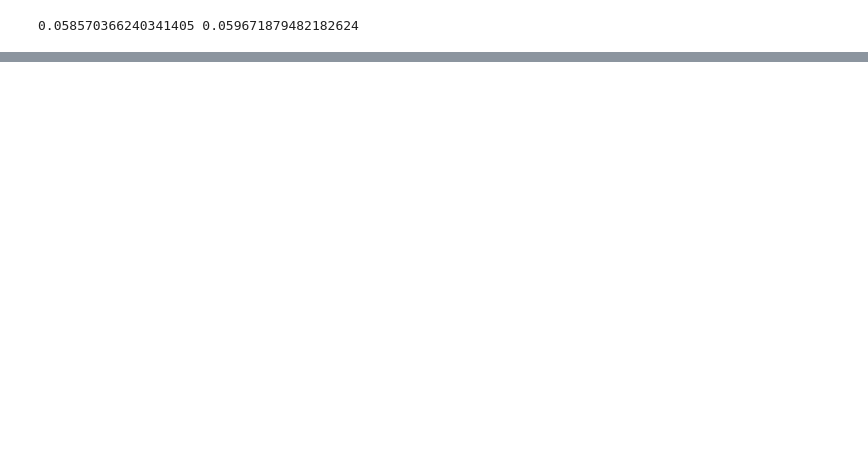
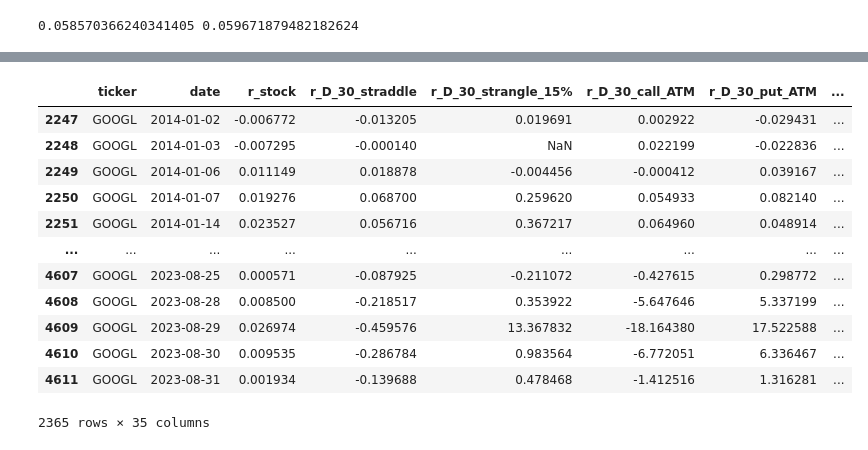
Before and after one commit to MadsHebsgaard/volpy, a Jupyter notebook: Code to produce results/VIX_Robustness_Analysis.ipynb, the cells around one changed output, grey strips where cells are left out. Drawn from its saved outputs; the diff is of its cells as text; code cells hidden in the pictures; blank space fills up the shorter version.

```diff
--- a/Code to produce results/VIX_Robustness_Analysis.ipynb
+++ b/Code to produce results/VIX_Robustness_Analysis.ipynb
@@ -67,0 +80,19 @@ print(df["SW_0_30"].mean(), (df["VIX"]**2).mean())
+# %%
+df_ = df[df["ticker"]=="GOOGL"].copy().reset_index(drop=True)
+df_ = df_[df_["date"].dt.year >= 2014]
+df_
+# df = df[df["SW_0_30"] > 2]
+# %% [output]
+|  | ticker | date | r_stock | r_D_30_straddle | r_D_30_strangle_15% | r_D_30_call_ATM | r_D_30_put_ATM | ... |
+| 2247 | GOOGL | 2014-01-02 | -0.006772 | -0.013205 | 0.019691 | 0.002922 | -0.029431 | ... |
+| 2248 | GOOGL | 2014-01-03 | -0.007295 | -0.000140 | NaN | 0.022199 | -0.022836 | ... |
+| 2249 | GOOGL | 2014-01-06 | 0.011149 | 0.018878 | -0.004456 | -0.000412 | 0.039167 | ... |
+| 2250 | GOOGL | 2014-01-07 | 0.019276 | 0.068700 | 0.259620 | 0.054933 | 0.082140 | ... |
+| 2251 | GOOGL | 2014-01-14 | 0.023527 | 0.056716 | 0.367217 | 0.064960 | 0.048914 | ... |
+| ... | ... | ... | ... | ... | ... | ... | ... | ... |
+| 4607 | GOOGL | 2023-08-25 | 0.000571 | -0.087925 | -0.211072 | -0.427615 | 0.298772 | ... |
+| 4608 | GOOGL | 2023-08-28 | 0.008500 | -0.218517 | 0.353922 | -5.647646 | 5.337199 | ... |
+| 4609 | GOOGL | 2023-08-29 | 0.026974 | -0.459576 | 13.367832 | -18.164380 | 17.522588 | ... |
+| 4610 | GOOGL | 2023-08-30 | 0.009535 | -0.286784 | 0.983564 | -6.772051 | 6.336467 | ... |
+| 4611 | GOOGL | 2023-08-31 | 0.001934 | -0.139688 | 0.478468 | -1.412516 | 1.316281 | ... |
+2365 rows × 35 columns
```
Also changed, not shown: parts of 4 cells of this notebook, 10 other files.
